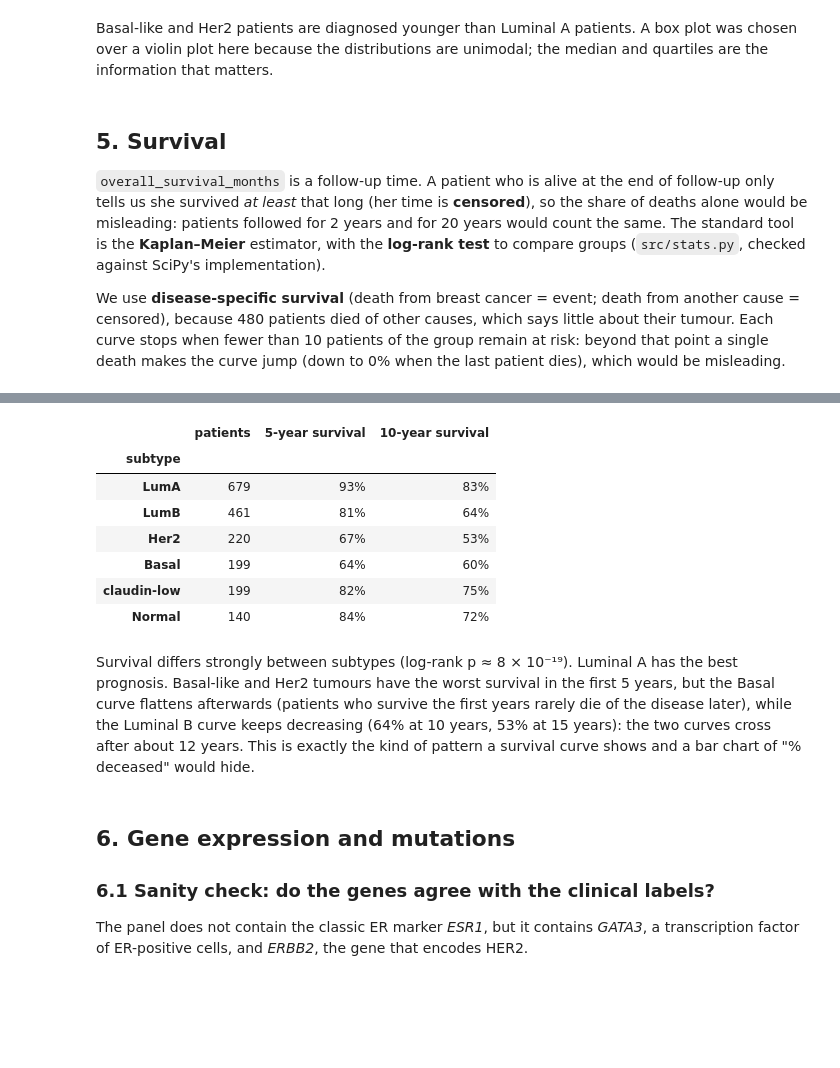
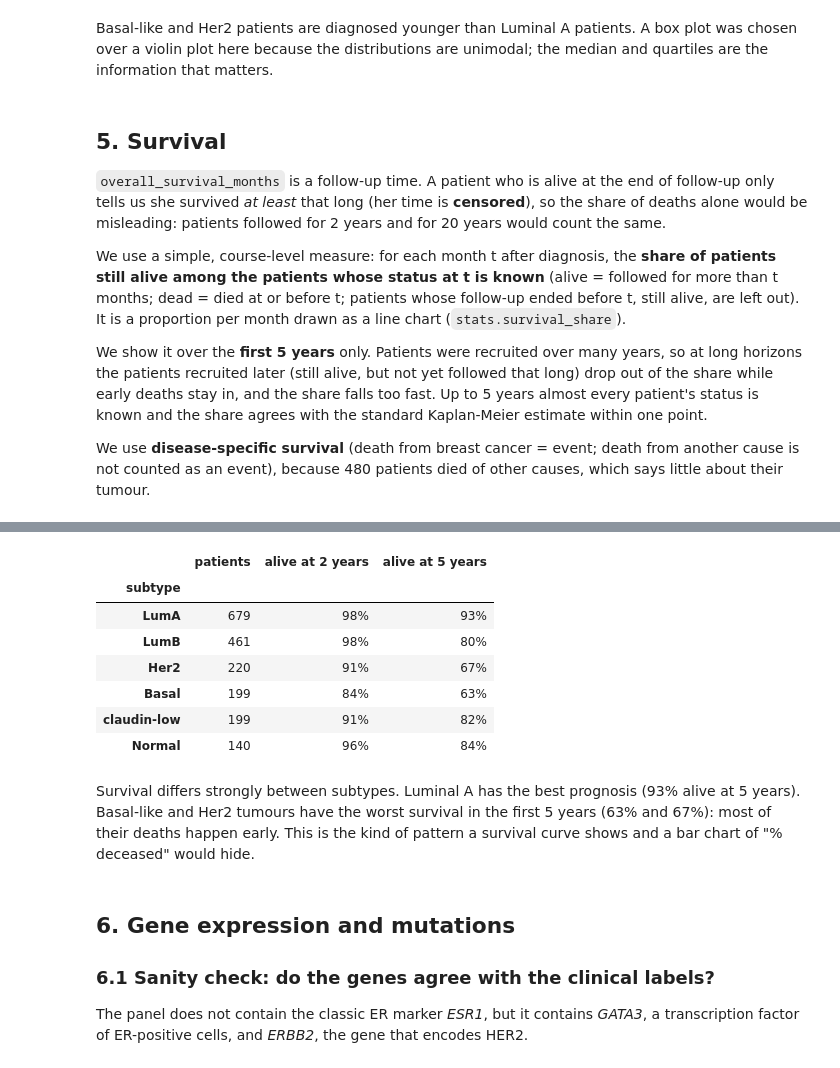
Before and after one commit to LaysLala/LDACS_Project_Information_Visualisation, a Jupyter notebook: notebooks/Exploratory.ipynb, the cells around one changed output, grey strips where cells are left out. Drawn from its saved outputs; the diff is of its cells as text; code cells hidden in the pictures; blank space fills up the shorter version.

Commit message:
kaplan meier refactor and QnA updated

```diff
--- a/notebooks/Exploratory.ipynb
+++ b/notebooks/Exploratory.ipynb
@@ -419,14 +415,21 @@ unimodal; the median and quartiles are the information that matters.
 `overall_survival_months` is a follow-up time. A patient who is alive at the
 end of follow-up only tells us she survived *at least* that long (her time is
 **censored**), so the share of deaths alone would be misleading: patients
-followed for 2 years and for 20 years would count the same. The standard tool
-is the **Kaplan–Meier** estimator, with the **log-rank test** to compare
-groups (`src/stats.py`, checked against SciPy's implementation).
+followed for 2 years and for 20 years would count the same.
+
+We use a simple, course-level measure: for each month t after diagnosis, the
+**share of patients still alive among the patients whose status at t is
+known** (alive = followed for more than t months; dead = died at or before t;
+patients whose follow-up ended before t, still alive, are left out). It is a
+proportion per month drawn as a line chart (`stats.survival_share`).
+
+We show it over the **first 5 years** only. Patients were recruited over many
+years, so at long horizons the patients recruited later (still alive, but not
+yet followed that long) drop out of the share while early deaths stay in, and
+the share falls too fast. Up to 5 years almost every patient's status is known
+and the share agrees with the standard Kaplan-Meier estimate within one point.
 
 We use **disease-specific survival** (death from breast cancer = event; death
-from another cause = censored), because 480 patients died of other causes,
-which says little about their tumour. Each curve stops when fewer than 10
-patients of the group remain at risk: beyond that point a single death makes
-the curve jump (down to 0% when the last patient dies), which would be
-misleading.
+from another cause is not counted as an event), because 480 patients died of
+other causes, which says little about their tumour.
 # %%
@@ -436,29 +439,27 @@ km_figure(subtype, SUBTYPES, SUBTYPE_COLORS, "Disease-specific survival by PAM50
 # %%
 rows = []
 for s in SUBTYPES:
     m = (subtype == s).to_numpy()
-    curve = stats.kaplan_meier(clinical["overall_survival_months"][m], clinical["dss_event"][m])
+    curve = stats.survival_share(clinical["overall_survival_months"][m], clinical["dss_event"][m])
     rows.append({"subtype": s, "patients": int(m.sum()),
-                 "5-year survival": stats.survival_at(curve, 60),
-                 "10-year survival": stats.survival_at(curve, 120)})
-pd.DataFrame(rows).set_index("subtype").style.format({"5-year survival": "{:.0%}", "10-year survival": "{:.0%}"})
+                 "alive at 2 years": stats.survival_at(curve, 24),
+                 "alive at 5 years": stats.survival_at(curve, 60)})
+pd.DataFrame(rows).set_index("subtype").style.format({"alive at 2 years": "{:.0%}", "alive at 5 years": "{:.0%}"})
 # %% [output]
-|  | patients | 5-year survival | 10-year survival |
+|  | patients | alive at 2 years | alive at 5 years |
 | subtype |  |  |  |
-| LumA | 679 | 93% | 83% |
-| LumB | 461 | 81% | 64% |
-| Her2 | 220 | 67% | 53% |
-| Basal | 199 | 64% | 60% |
-| claudin-low | 199 | 82% | 75% |
-| Normal | 140 | 84% | 72% |
+| LumA | 679 | 98% | 93% |
+| LumB | 461 | 98% | 80% |
+| Her2 | 220 | 91% | 67% |
+| Basal | 199 | 84% | 63% |
+| claudin-low | 199 | 91% | 82% |
+| Normal | 140 | 96% | 84% |
 # %% [markdown]
-Survival differs strongly between subtypes (log-rank p ≈ 8 × 10⁻¹⁹). Luminal A
-has the best prognosis. Basal-like and Her2 tumours have the worst survival in
-the first 5 years, but the Basal curve flattens afterwards (patients who
-survive the first years rarely die of the disease later), while the Luminal B
-curve keeps decreasing (64% at 10 years, 53% at 15 years): the two curves
-cross after about 12 years. This is exactly the kind of pattern a survival
-curve shows and a bar chart of "% deceased" would hide.
+Survival differs strongly between subtypes. Luminal A has the best prognosis
+(93% alive at 5 years). Basal-like and Her2 tumours have the worst survival in
+the first 5 years (63% and 67%): most of their deaths happen early. This is the
+kind of pattern a survival curve shows and a bar chart of "% deceased" would
+hide.
 # %% [markdown]
 ## 6. Gene expression and mutations
 
```
Also changed, not shown: parts of 7 cells of this notebook, 11 other files.
